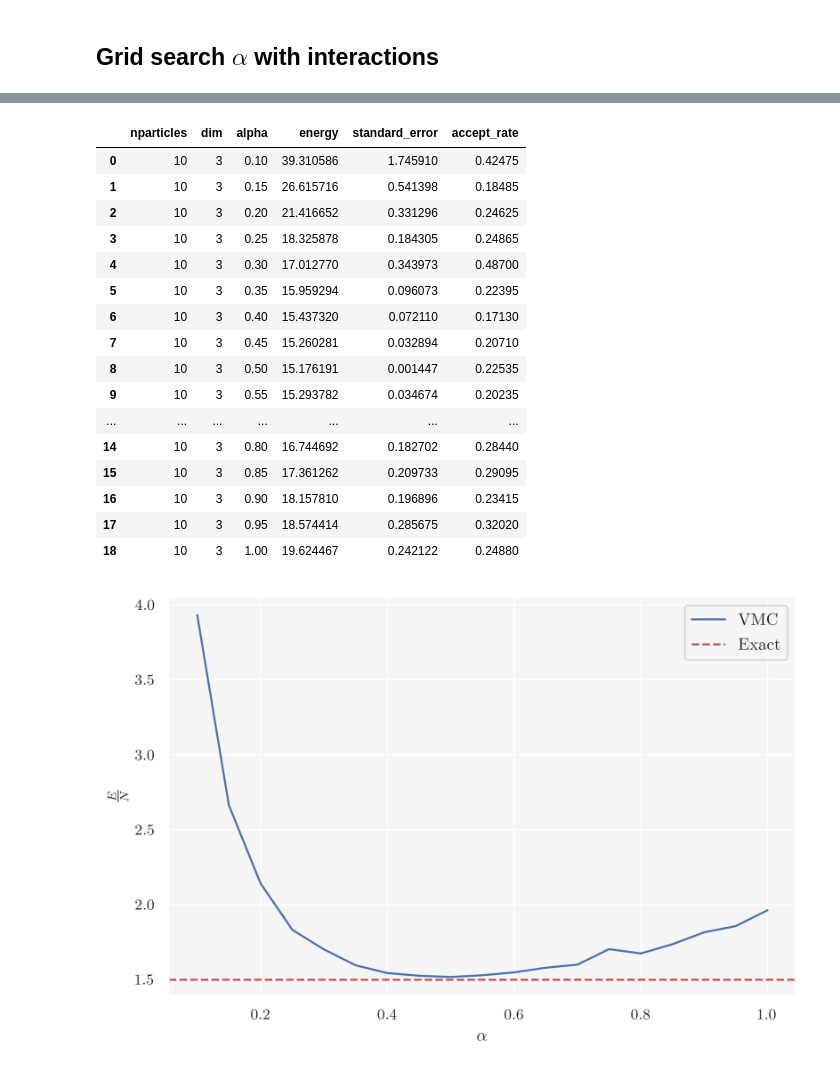
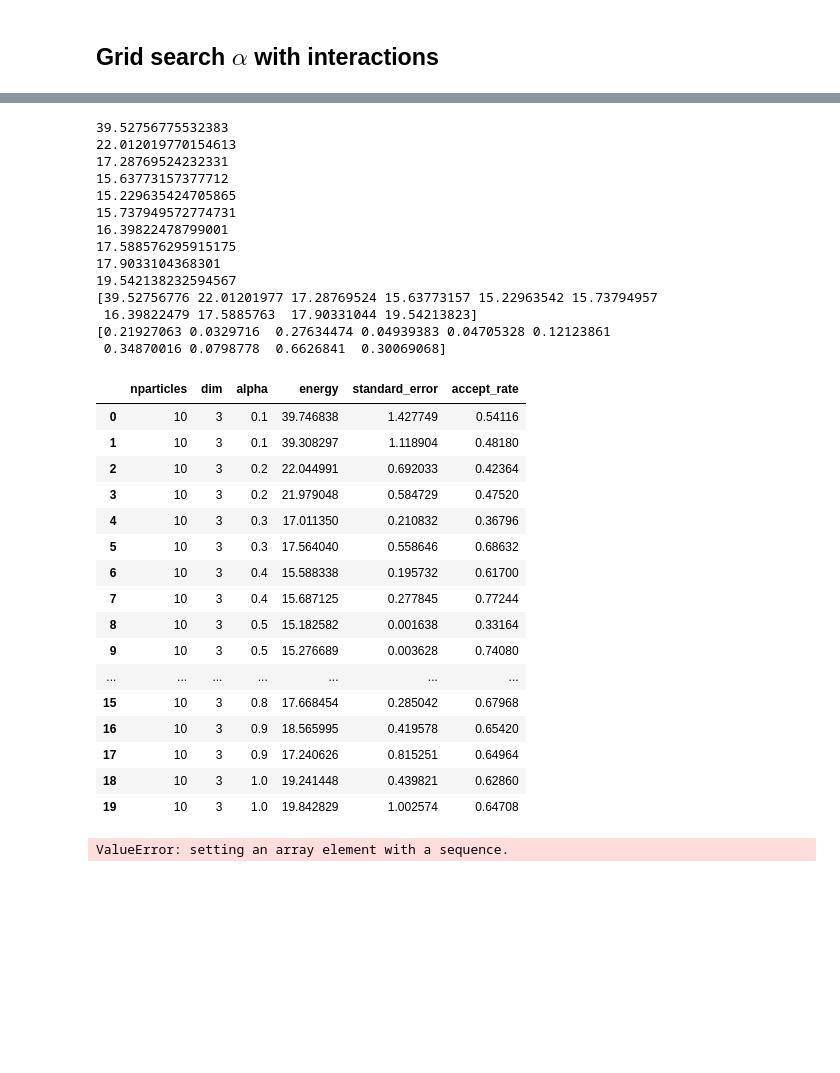
Before and after one commit to nicolossus/FYS4411-Project1, a Jupyter notebook: notebooks/Interactions_analysis.ipynb, the cells around one changed output, grey strips where cells are left out. Cells and saved outputs as stored; diff of their text form; code cells hidden in the pictures; blank space fills up the shorter version.

```diff
--- a/notebooks/Interactions_analysis.ipynb
+++ b/notebooks/Interactions_analysis.ipynb
@@ -114,8 +134,8 @@ wf = vmc.ASHOIB(N, dim, omega)
 sampler = vmc.samplers.Metropolis(wf)
 
 # Config
-nsamples = 20000
-alpha_step = 0.05
+nsamples = int(2**16)
+alpha_step = 0.1
 alphas = np.arange(0.1, 1 + alpha_step, alpha_step)
 
 results = []
@@ -129,11 +149,11 @@ for i, alpha in enumerate(alphas):
     result = sampler.sample(nsamples,
                             initial_positions,
                             alpha,
-                            nchains=1,
+                            nchains=2,
                             scale=1.0,
                             seed=None,
                             warm=True,
-                            warmup_iter=500,
+                            warmup_iter=5000,
                             tune=True,
                             tune_iter=10000,
                             tune_interval=250,
@@ -165,29 +202,67 @@ Sampler elapsed time: 302.4413743019104
 # %%
 df_N10 = pd.concat(results, ignore_index=True)
+mod_df_10 = df_N10
+#mod_df_10["energy"] = mod_df_10["energy"]/10.0
+energies = np.zeros(10)
+errors = np.zeros(10)
+for i, alpha in enumerate(alphas):
+    energies_alpha = mod_df_10["energy"][mod_df_10["alpha"]==alpha]
+    mean_energy = np.mean(energies_alpha)
+    print(mean_energy)
+    energies[i] = mean_energy
+    errors[i] = np.std(energies_alpha)
+print(energies)
+print(errors)
 df_N10
 # %% [output]
+39.52756775532383
+22.012019770154613
+17.28769524232331
+15.63773157377712
+15.229635424705865
+15.737949572774731
+16.39822478799001
+17.588576295915175
+17.9033104368301
+19.542138232594567
+[39.52756776 22.01201977 17.28769524 15.63773157 15.22963542 15.73794957
+ 16.39822479 17.5885763  17.90331044 19.54213823]
+[0.21927063 0.0329716  0.27634474 0.04939383 0.04705328 0.12123861
+ 0.34870016 0.0798778  0.6626841  0.30069068]
 |  | nparticles | dim | alpha | energy | standard_error | accept_rate |
-| 0 | 10 | 3 | 0.10 | 39.310586 | 1.745910 | 0.42475 |
-| 1 | 10 | 3 | 0.15 | 26.615716 | 0.541398 | 0.18485 |
-| 2 | 10 | 3 | 0.20 | 21.416652 | 0.331296 | 0.24625 |
-| 3 | 10 | 3 | 0.25 | 18.325878 | 0.184305 | 0.24865 |
-| 4 | 10 | 3 | 0.30 | 17.012770 | 0.343973 | 0.48700 |
-| 5 | 10 | 3 | 0.35 | 15.959294 | 0.096073 | 0.22395 |
-| 6 | 10 | 3 | 0.40 | 15.437320 | 0.072110 | 0.17130 |
-| 7 | 10 | 3 | 0.45 | 15.260281 | 0.032894 | 0.20710 |
-| 8 | 10 | 3 | 0.50 | 15.176191 | 0.001447 | 0.22535 |
-| 9 | 10 | 3 | 0.55 | 15.293782 | 0.034674 | 0.20235 |
+| 0 | 10 | 3 | 0.1 | 39.746838 | 1.427749 | 0.54116 |
+| 1 | 10 | 3 | 0.1 | 39.308297 | 1.118904 | 0.48180 |
+| 2 | 10 | 3 | 0.2 | 22.044991 | 0.692033 | 0.42364 |
+| 3 | 10 | 3 | 0.2 | 21.979048 | 0.584729 | 0.47520 |
+| 4 | 10 | 3 | 0.3 | 17.011350 | 0.210832 | 0.36796 |
+| 5 | 10 | 3 | 0.3 | 17.564040 | 0.558646 | 0.68632 |
+| 6 | 10 | 3 | 0.4 | 15.588338 | 0.195732 | 0.61700 |
+| 7 | 10 | 3 | 0.4 | 15.687125 | 0.277845 | 0.77244 |
+| 8 | 10 | 3 | 0.5 | 15.182582 | 0.001638 | 0.33164 |
+| 9 | 10 | 3 | 0.5 | 15.276689 | 0.003628 | 0.74080 |
 | ... | ... | ... | ... | ... | ... | ... |
-| 14 | 10 | 3 | 0.80 | 16.744692 | 0.182702 | 0.28440 |
-| 15 | 10 | 3 | 0.85 | 17.361262 | 0.209733 | 0.29095 |
-| 16 | 10 | 3 | 0.90 | 18.157810 | 0.196896 | 0.23415 |
-| 17 | 10 | 3 | 0.95 | 18.574414 | 0.285675 | 0.32020 |
-| 18 | 10 | 3 | 1.00 | 19.624467 | 0.242122 | 0.24880 |
+| 15 | 10 | 3 | 0.8 | 17.668454 | 0.285042 | 0.67968 |
+| 16 | 10 | 3 | 0.9 | 18.565995 | 0.419578 | 0.65420 |
+| 17 | 10 | 3 | 0.9 | 17.240626 | 0.815251 | 0.64964 |
+| 18 | 10 | 3 | 1.0 | 19.241448 | 0.439821 | 0.62860 |
+| 19 | 10 | 3 | 1.0 | 19.842829 | 1.002574 | 0.64708 |
 # %%
 mod_df_10 = df_N10
-mod_df_10["energy"] = mod_df_10["energy"]/10.0
+#mod_df_10["energy"] = mod_df_10["energy"]/10.0
+energies = np.zeros(10)
+errors = np.zeros(10)
+for i, alpha in enumerate(alphas):
+    energies_alpha = mod_df_10[mod_df_10["alpha"]==alpha]
+    mean_energy = np.mean(energies_alpha)
+    energies[i] = mean_energy
+    errors[i] = np.std(energies_alpha)
+
+#lower_bound = mod_df_10["energy"] - 1*mod_df_10["standard_error"]/10.0
+#upper_bound = mod_df_10["energy"] + 1*mod_df_10["standard_error"]/10.0
 fig, ax = plt.subplots(figsize=(6, 4), tight_layout=True, dpi=200)
 sns.lineplot(data=mod_df_10, x="alpha", y="energy", ax=ax, label="VMC")
+ax.fill_between(mod_df_10["alpha"], lower_bound, upper_bound, facecolor='yellow', alpha=0.5,
+                label=r'1 $\sigma$ range')
 ax.axhline(NI_exact_energy_10/10.0, ls='--', color='r', label='Exact')
 ax.set(xlabel=r'$\alpha$', ylabel=r'$\frac{E}{N}$')
 ax.legend()
@@ -195,7 +270,7 @@ plt.show()
 
 fig.savefig(fig_path("grid_search_analytical_w_interactions_N_10.pdf"), bbox_inches='tight')
 # %% [output]
-[figure, removed]
+ValueError: setting an array element with a sequence.
 # %%
 N = 50
 dim = 3
```
Also changed, not shown: parts of 9 cells of this notebook, 10 other files.
